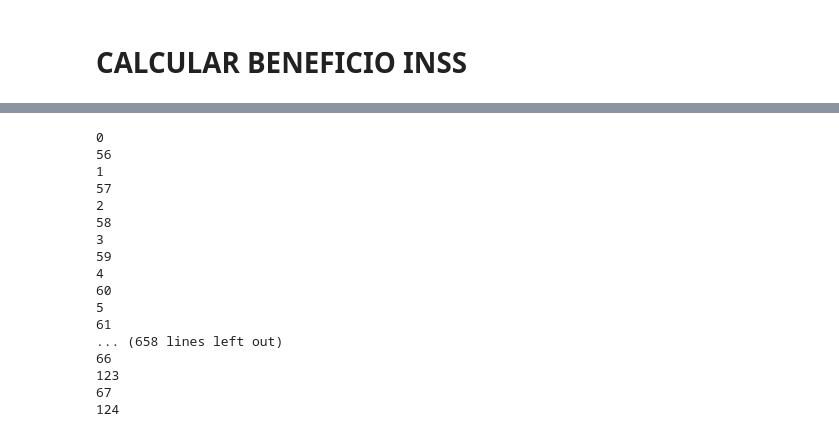
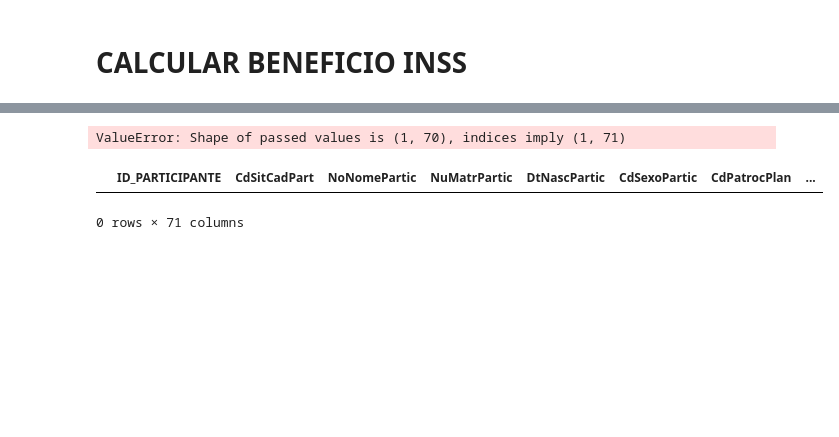
Before and after one commit to raphabritto/actuari_py, a Jupyter notebook: Untitled1.ipynb, the cells around one changed output, grey strips where cells are left out. Saved outputs shown, nothing was run; the diff lists cells and outputs as text; code cells hidden in the pictures; blank space fills up the shorter version.

Commit message:
criada funcao para retornar o data frame com as idades
criada funcao para retornar o data frame com as idades mas esta dando erro no retorno.

```diff
--- a/Untitled1.ipynb
+++ b/Untitled1.ipynb
@@ -286,22 +276,21 @@ def calcular_idade_beneficio(idade):
+# %%
+def calcular_idade_beneficio_v3(row):
+    t = 0
+    idades = []
+    while(t <= max_idade - row['IddPartiCalc']):
+        idade_partic_t1 = min(row['IddPartiCalc'] + t, max_idade)
+        idade_conjug_t1 = min(row['IddConjuCalc'] + t, max_idade)
+        idade_dic = {'id_participante': row['ID_PARTICIPANTE'], 't': t, 'idade_partic_t1': idade_partic_t1, 'idade_conjug_t1': idade_conjug_t1}
+#         x = [id_partic, t, idade_partic_t1, idade_conjug_t1]
+        idades.append(idade_dic)
+        t +=1
+#     return pd.DataFrame(x)
+#     print(pd.DataFrame(x))
+#     print(pd.DataFrame(idades))
+#     print(out);
+    return idades;
+#     return(pd.DataFrame(idades))
 # %%
 for index, row in ativo.iloc[:5].iterrows():
-    calcular_idade_beneficio(row['IddPartiCalc'])
+    calcular_idade_beneficio(row['IddPartiCalc'], row['IddConjuCalc'])
 #     print(index, row['ID_PARTICIPANTE'], row['IddPartiCalc'])
-# %% [output]
-0
-56
-1
-57
-2
-58
-3
-59
-4
-60
-5
-61
-... (658 lines left out)
-66
-123
-67
-124
@@ -308,2 +303,11 @@ for index, row in ativo.iloc[:5].iterrows():
+# %%
+x = ativo.iloc[:5].apply(calcular_idade_beneficio_v3, axis=1)
+# %% [output]
+ValueError: Shape of passed values is (1, 70), indices imply (1, 71)
+# %%
+x
+# %% [output]
+|  | ID_PARTICIPANTE | CdSitCadPart | NoNomePartic | NuMatrPartic | DtNascPartic | CdSexoPartic | CdPatrocPlan | ... |
+0 rows × 71 columns
 # %%
 [print(idade+t) for idade in ativo['IddPartiCalc']]
```
Also changed, not shown: parts of 5 cells of this notebook.
